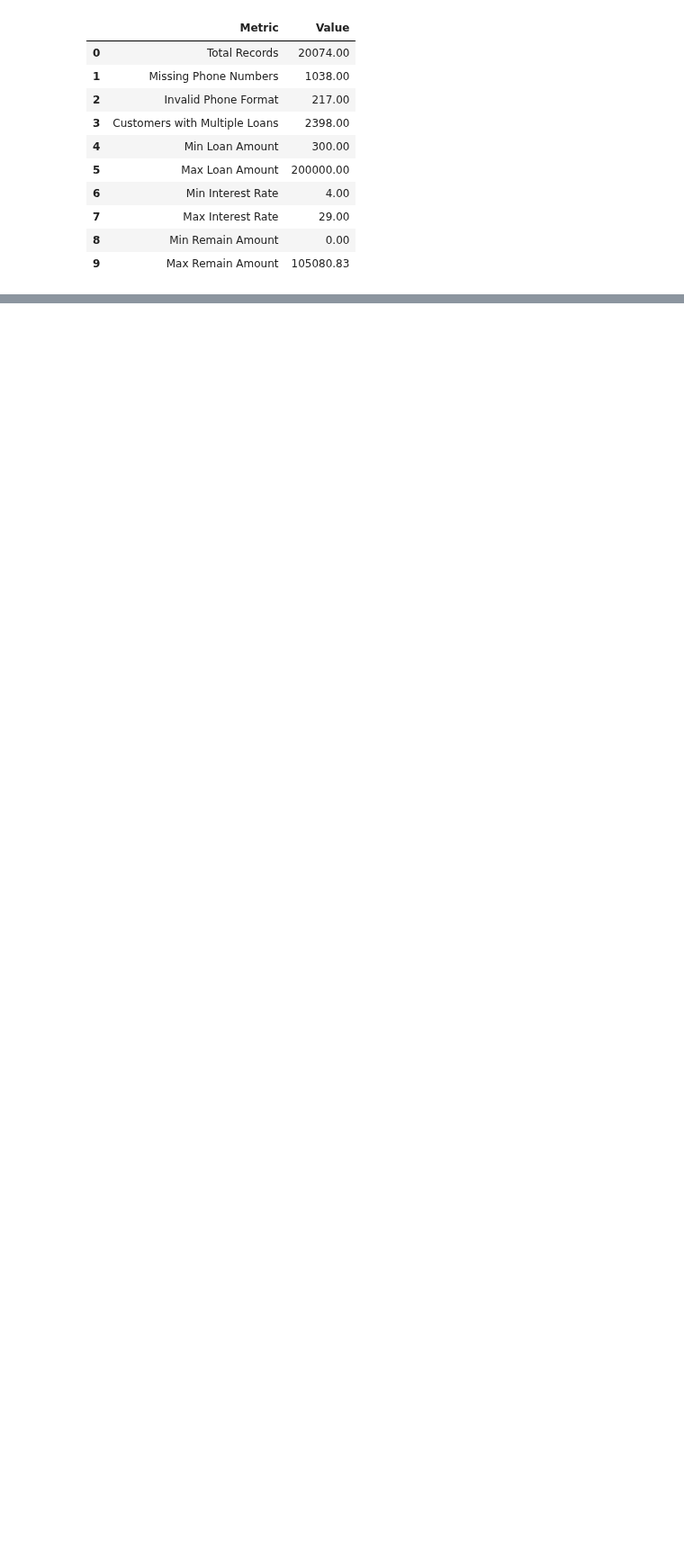
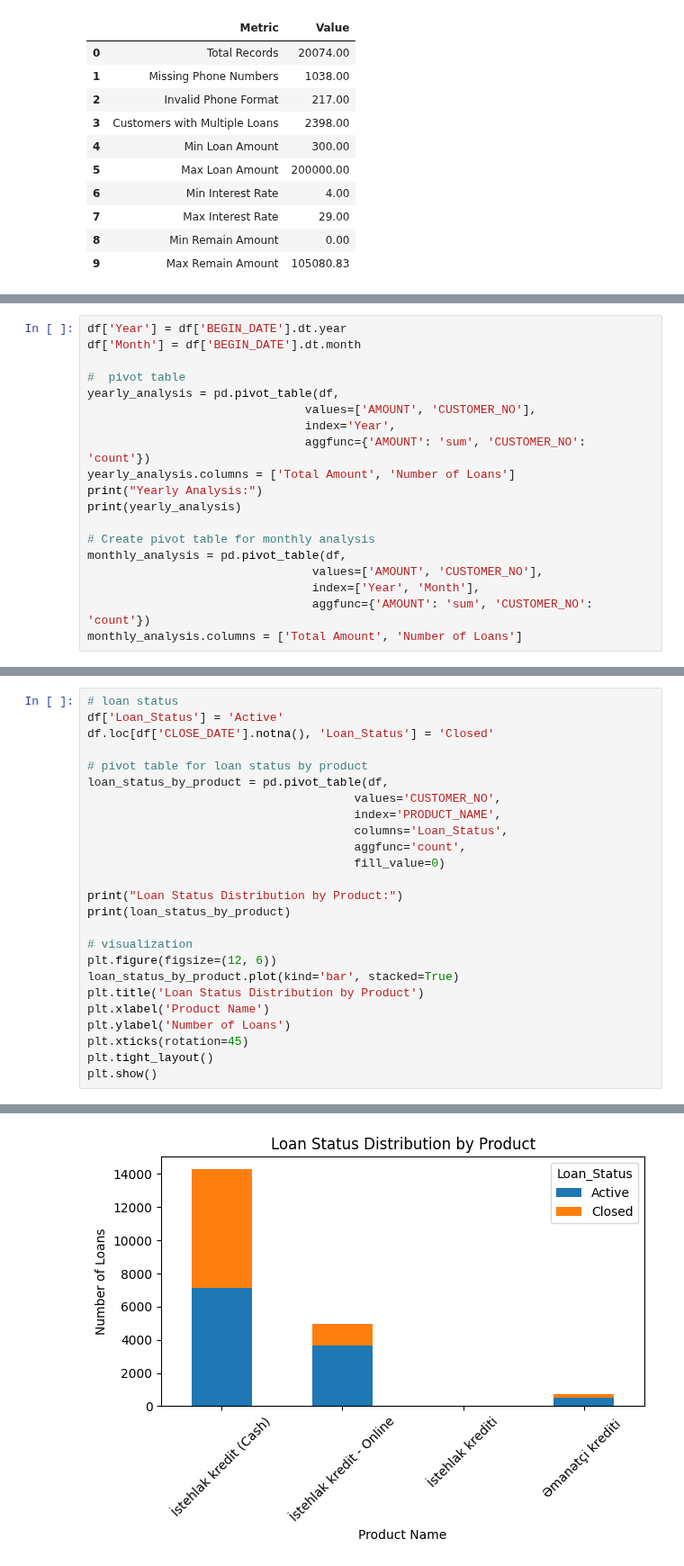
Before and after one commit to Ismat-Samadov/yelo_DataAnalyst, a Jupyter notebook: Data Analyst Technical Assignment.ipynb, the cells around one changed output, grey strips where cells are left out. Shown at 90% size. Saved outputs shown, nothing was run; the diff lists cells and outputs as text; blank space fills up the shorter version.

```diff
--- a/Data Analyst Technical Assignment.ipynb
+++ b/Data Analyst Technical Assignment.ipynb
@@ -374,0 +410,19 @@ pd.DataFrame(summary_stats)
+# %%
+df['Year'] = df['BEGIN_DATE'].dt.year
+df['Month'] = df['BEGIN_DATE'].dt.month
+
+#  pivot table
+yearly_analysis = pd.pivot_table(df,
+                               values=['AMOUNT', 'CUSTOMER_NO'],
+                               index='Year',
+                               aggfunc={'AMOUNT': 'sum', 'CUSTOMER_NO': 'count'})
+yearly_analysis.columns = ['Total Amount', 'Number of Loans']
+print("Yearly Analysis:")
+print(yearly_analysis)
+
+# Create pivot table for monthly analysis
+monthly_analysis = pd.pivot_table(df,
+                                values=['AMOUNT', 'CUSTOMER_NO'],
+                                index=['Year', 'Month'],
+                                aggfunc={'AMOUNT': 'sum', 'CUSTOMER_NO': 'count'})
+monthly_analysis.columns = ['Total Amount', 'Number of Loans']
@@ -374,0 +438,26 @@ pd.DataFrame(summary_stats)
+# %%
+# loan status
+df['Loan_Status'] = 'Active'
+df.loc[df['CLOSE_DATE'].notna(), 'Loan_Status'] = 'Closed'
+
+# pivot table for loan status by product
+loan_status_by_product = pd.pivot_table(df,
+                                      values='CUSTOMER_NO',
+                                      index='PRODUCT_NAME',
+                                      columns='Loan_Status',
+                                      aggfunc='count',
+                                      fill_value=0)
+
+print("Loan Status Distribution by Product:")
+print(loan_status_by_product)
+
+# visualization
+plt.figure(figsize=(12, 6))
+loan_status_by_product.plot(kind='bar', stacked=True)
+plt.title('Loan Status Distribution by Product')
+plt.xlabel('Product Name')
+plt.ylabel('Number of Loans')
+plt.xticks(rotation=45)
+plt.tight_layout()
+plt.show()
+# %% [output]
@@ -374,0 +472 @@ pd.DataFrame(summary_stats)
+[figure, added]
```
Also changed, not shown: parts of 14 cells of this notebook, 3 other files.
